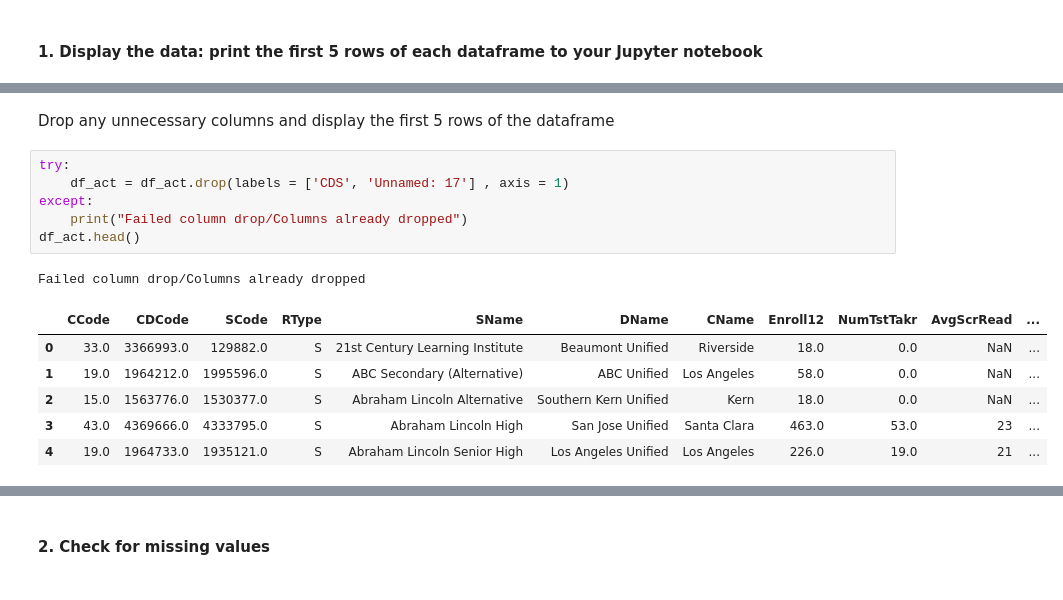
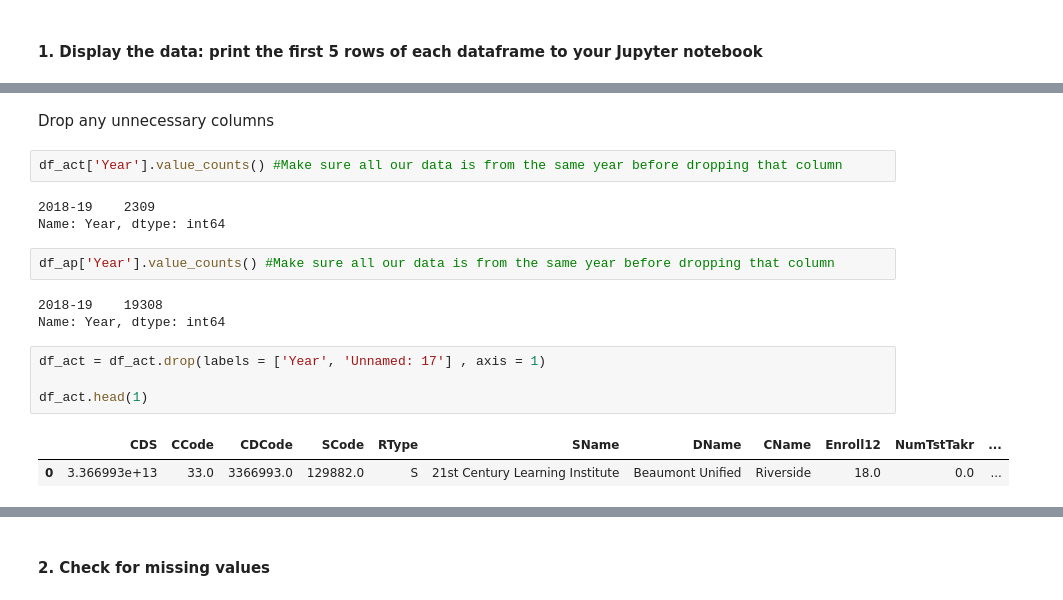
Before and after one commit to Jgates62/ap_act_performance_analysis, a Jupyter notebook: code/jg_project_code.ipynb, the cells around one changed output, grey strips where cells are left out. Drawn from its saved outputs; the diff is of its cells as text.

Commit message:
More data cleaning, added ap18_19.csv file

```diff
--- a/code/jg_project_code.ipynb
+++ b/code/jg_project_code.ipynb
@@ -191,16 +210,19 @@ df_ada.head()
 # %% [markdown]
-Drop any unnecessary columns and display the first 5 rows of the dataframe
+Drop any unnecessary columns
+# %%
+df_act['Year'].value_counts() #Make sure all our data is from the same year before dropping that column
+# %% [output]
+2018-19    2309
+Name: Year, dtype: int64
+# %%
+df_ap['Year'].value_counts() #Make sure all our data is from the same year before dropping that column
+# %% [output]
+2018-19    19308
+Name: Year, dtype: int64
 # %%
-try:
-    df_act = df_act.drop(labels = ['CDS', 'Unnamed: 17'] , axis = 1)
-except:
-    print("Failed column drop/Columns already dropped")
-df_act.head()
+df_act = df_act.drop(labels = ['Year', 'Unnamed: 17'] , axis = 1)
+
+df_act.head(1)
 # %% [output]
-Failed column drop/Columns already dropped
-|  | CCode | CDCode | SCode | RType | SName | DName | CName | Enroll12 | NumTstTakr | AvgScrRead | ... |
-| 0 | 33.0 | 3366993.0 | 129882.0 | S | 21st Century Learning Institute | Beaumont Unified | Riverside | 18.0 | 0.0 | NaN | ... |
-| 1 | 19.0 | 1964212.0 | 1995596.0 | S | ABC Secondary (Alternative) | ABC Unified | Los Angeles | 58.0 | 0.0 | NaN | ... |
-| 2 | 15.0 | 1563776.0 | 1530377.0 | S | Abraham Lincoln Alternative | Southern Kern Unified | Kern | 18.0 | 0.0 | NaN | ... |
-| 3 | 43.0 | 4369666.0 | 4333795.0 | S | Abraham Lincoln High | San Jose Unified | Santa Clara | 463.0 | 53.0 | 23 | ... |
-| 4 | 19.0 | 1964733.0 | 1935121.0 | S | Abraham Lincoln Senior High | Los Angeles Unified | Los Angeles | 226.0 | 19.0 | 21 | ... |
+|  | CDS | CCode | CDCode | SCode | RType | SName | DName | CName | Enroll12 | NumTstTakr | ... |
+| 0 | 3.366993e+13 | 33.0 | 3366993.0 | 129882.0 | S | 21st Century Learning Institute | Beaumont Unified | Riverside | 18.0 | 0.0 | ... |
```
Also changed, not shown: parts of 39 cells of this notebook, 2 other files.
